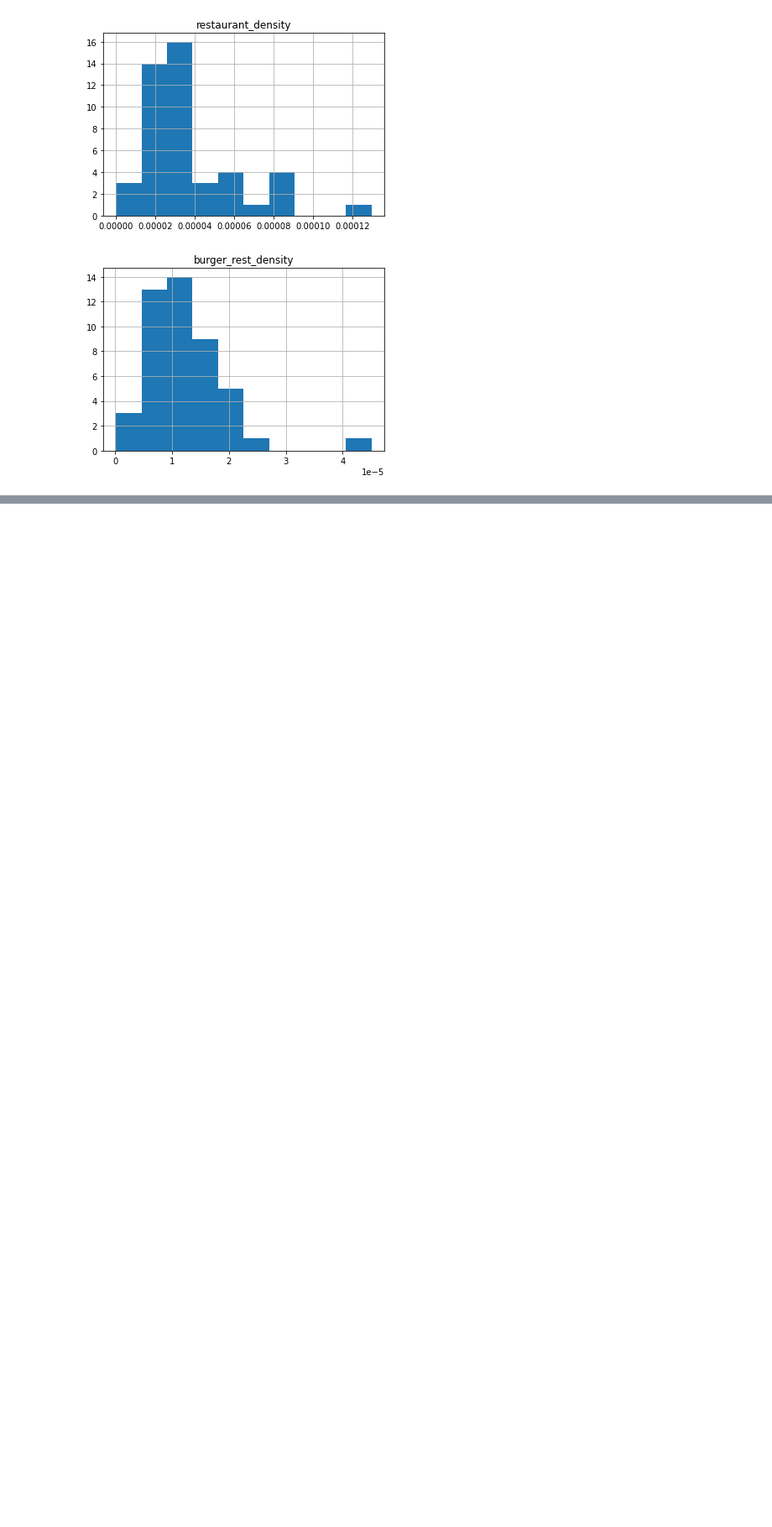
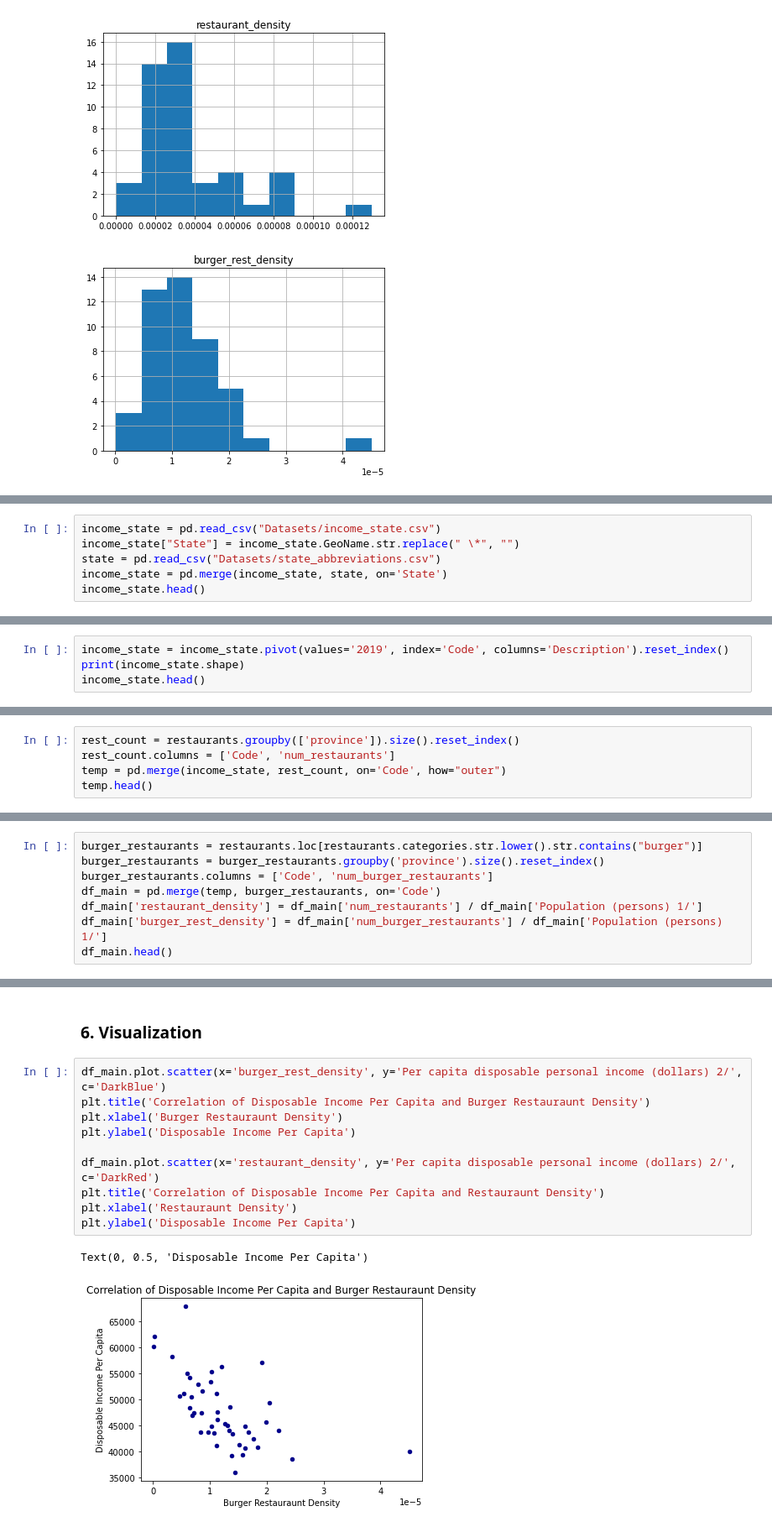
Before and after one commit to alishalaby07/RestaurantAnalysis, a Jupyter notebook: Assignment.ipynb, the cells around one changed output, grey strips where cells are left out. Shown at 84% size. Drawn from its saved outputs; the diff is of its cells as text; blank space fills up the shorter version.

```diff
--- a/Assignment.ipynb
+++ b/Assignment.ipynb
@@ -180,0 +253,6 @@ array([[<AxesSubplot:title={'center':'burger_rest_density'}>]],
+# %%
+income_state = pd.read_csv("Datasets/income_state.csv")
+income_state["State"] = income_state.GeoName.str.replace(" \*", "")
+state = pd.read_csv("Datasets/state_abbreviations.csv")
+income_state = pd.merge(income_state, state, on='State')
+income_state.head()
@@ -180,0 +268,4 @@ array([[<AxesSubplot:title={'center':'burger_rest_density'}>]],
+# %%
+income_state = income_state.pivot(values='2019', index='Code', columns='Description').reset_index()
+print(income_state.shape)
+income_state.head()
@@ -180,0 +282,5 @@ array([[<AxesSubplot:title={'center':'burger_rest_density'}>]],
+# %%
+rest_count = restaurants.groupby(['province']).size().reset_index()
+rest_count.columns = ['Code', 'num_restaurants']
+temp = pd.merge(income_state, rest_count, on='Code', how="outer")
+temp.head()
@@ -180,0 +296,8 @@ array([[<AxesSubplot:title={'center':'burger_rest_density'}>]],
+# %%
+burger_restaurants = restaurants.loc[restaurants.categories.str.lower().str.contains("burger")]
+burger_restaurants = burger_restaurants.groupby('province').size().reset_index()
+burger_restaurants.columns = ['Code', 'num_burger_restaurants']
+df_main = pd.merge(temp, burger_restaurants, on='Code')
+df_main['restaurant_density'] = df_main['num_restaurants'] / df_main['Population (persons) 1/']
+df_main['burger_rest_density'] = df_main['num_burger_restaurants'] / df_main['Population (persons) 1/']
+df_main.head()
@@ -180,0 +327,15 @@ array([[<AxesSubplot:title={'center':'burger_rest_density'}>]],
+# %% [markdown]
+### 6. Visualization
+# %%
+df_main.plot.scatter(x='burger_rest_density', y='Per capita disposable personal income (dollars) 2/', c='DarkBlue')
+plt.title('Correlation of Disposable Income Per Capita and Burger Restauraunt Density')
+plt.xlabel('Burger Restauraunt Density')
+plt.ylabel('Disposable Income Per Capita')
+
+df_main.plot.scatter(x='restaurant_density', y='Per capita disposable personal income (dollars) 2/', c='DarkRed')
+plt.title('Correlation of Disposable Income Per Capita and Restauraunt Density')
+plt.xlabel('Restauraunt Density')
+plt.ylabel('Disposable Income Per Capita')
+# %% [output]
+Text(0, 0.5, 'Disposable Income Per Capita')
+[figure, added]
```
Also changed, not shown: parts of 53 cells of this notebook, 8 other files.
